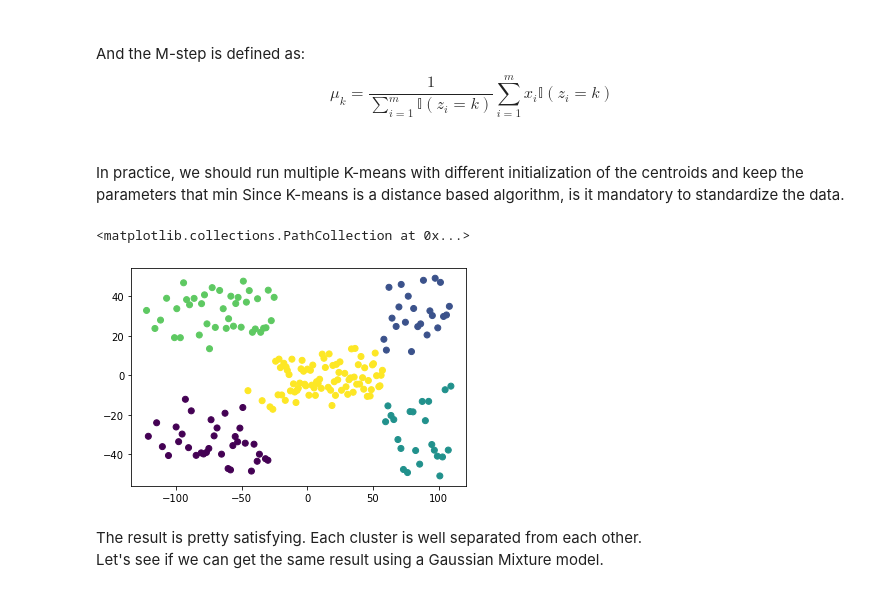
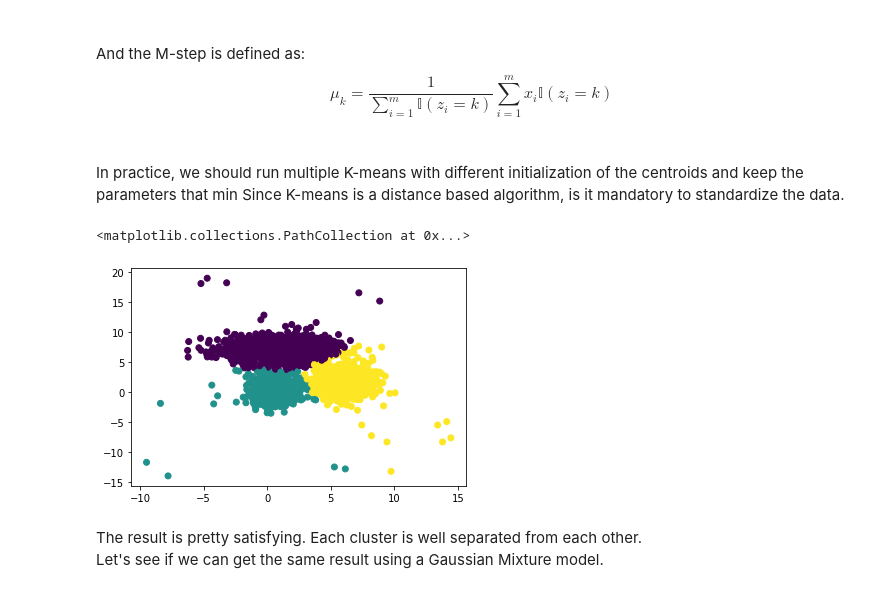
Before and after one commit to ConsciousML/Clustering-from-scratch, a Jupyter notebook: Clustering Mall Customers.ipynb, the cells around one changed output. Drawn from its saved outputs; the diff is of its cells as text; code cells hidden in the pictures.

```diff
--- a/Clustering Mall Customers.ipynb
+++ b/Clustering Mall Customers.ipynb
@@ -72,0 +14,22 @@ plt.scatter(X_pca[:, 0], X_pca[:, 1])
+# %%
+def data_generator(cluster_nums, cluster_means, cluster_var, bg_range, bg_noise_n):
+    data = []
+    for num, mu, var in zip(cluster_nums, cluster_means, cluster_var):
+        data += [np.random.multivariate_normal(mu, np.diag(var), num)]
+    data = np.vstack(data)
+    noise = np.random.uniform(bg_range[0], bg_range[1], size=(bg_noise_n, data.shape[-1]))
+    data = np.append(data, noise, axis=0)
+    return data
+# %%
+data = data_generator([400,600,800],
+                      [[0.5, 0.5],
+                       [6, 1.5],
+                       [1, 7]],
+                      [[1, 3],
+                       [2, 2],
+                       [6, 2]],
+                      [[-10, -15],
+                       [15, 20]],
+                      30)
+plt.scatter(data[...,0], data[...,1])
+plt.show()
@@ -73,3 +38,5 @@ plt.scatter(X_pca[:, 0], X_pca[:, 1])
+# %%
+X = torch.from_numpy(data).float()
 # %% [markdown]
 Our goal is to separate the data into groups where the samples in each group are similar.
 # %% [markdown]
@@ -156,13 +125,13 @@ class KMeansClustering():
         # Return the best prediction based on the objective function
         return pred
 # %%
-kms = KMeansClustering(n_clusters=5)
-pred = kms.fit_transform(X_s)
+kms = KMeansClustering(n_clusters=3)
+pred = kms.fit_transform(X)
 # %%
-plt.scatter(X_pca[:, 0], X_pca[:, 1], c=pred)
+plt.scatter(X[:, 0], X[:, 1], c=pred)
 # %% [output]
 <matplotlib.collections.PathCollection at 0x...>
-[figure, old version]
+[figure, new version]
 # %% [markdown]
 The result is pretty satisfying. Each cluster is well separated from each other.<br>
 Let's see if we can get the same result using a Gaussian Mixture model.
```
Also changed, not shown: parts of 23 cells of this notebook.
